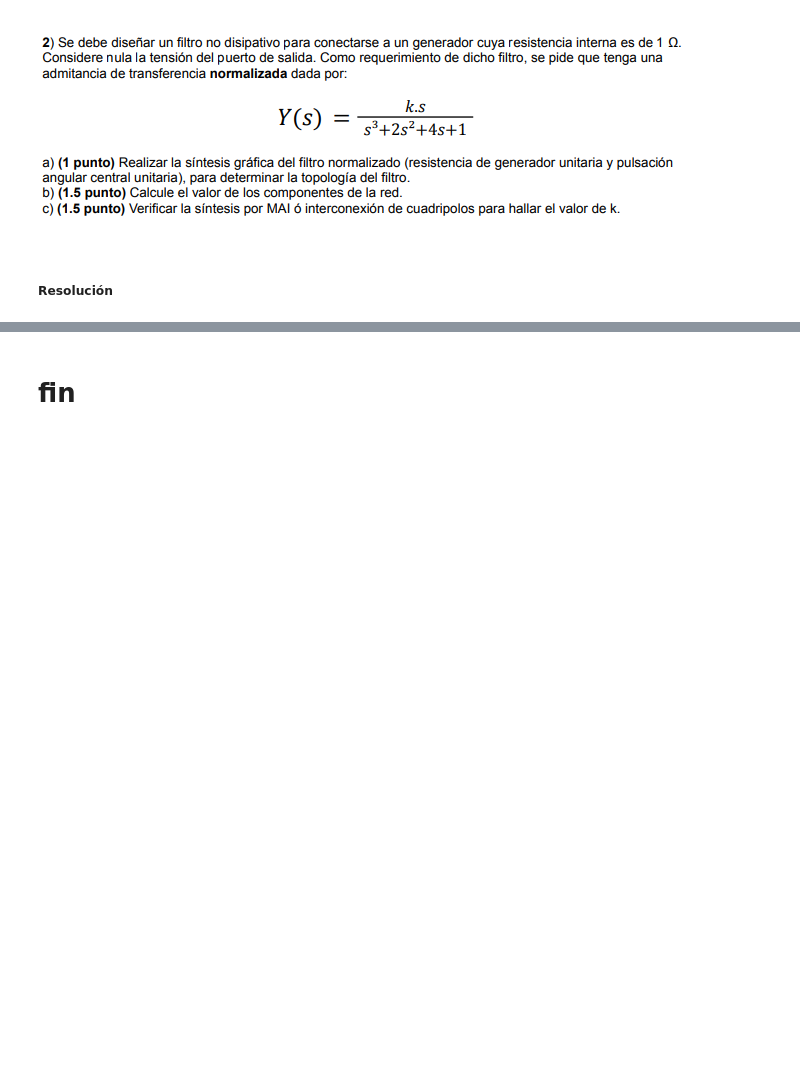
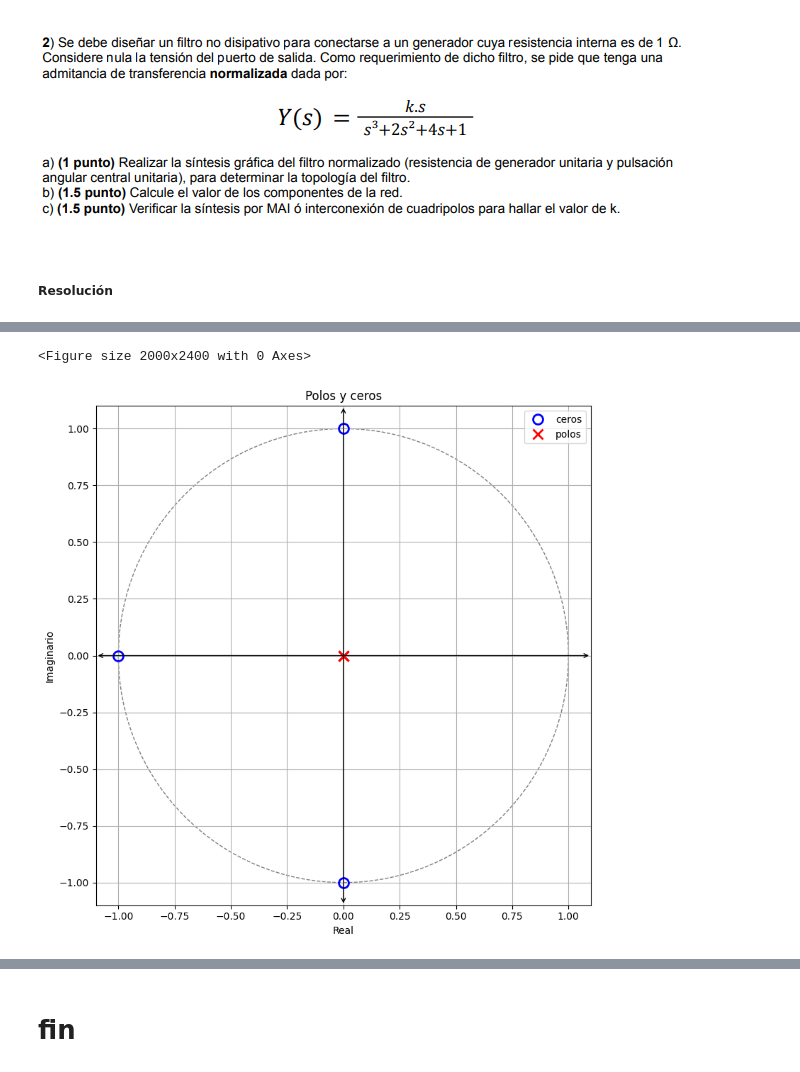
Before and after one commit to matnalopez2/Teoria-de-Circuitos-2, a Jupyter notebook: Final.ipynb, the cells around one changed output, grey strips where cells are left out. Drawn from its saved outputs; the diff is of its cells as text; code cells hidden in the pictures; blank space fills up the shorter version.

```diff
--- a/Final.ipynb
+++ b/Final.ipynb
@@ -6,3 +95,32 @@
+# %%
+def polos_y_ceros_filtro_digital(tfz):
+    # Create a figure with vertical layout
+    fig = plt.figure(figsize=(20, 24))
+
+    # Plot poles and zeros in a separate figure
+    plt.figure(figsize=(8, 8))
+    plt.plot(np.real(tfz.zeros), np.imag(tfz.zeros), 'o', color='blue', markersize=10, fillstyle='none', markeredgewidth=2, label='ceros')
+    plt.plot(np.real(tfz.poles), np.imag(tfz.poles), 'x', color='red', markersize=10, markeredgewidth=2, label='polos')
+
+    # Plot unit circle
+    unit_circle = plt.Circle((0, 0), 1, color='gray', linestyle='--', fill=False)
+    plt.gca().add_patch(unit_circle)
+
+    plt.title('Polos y ceros')
+    plt.xlabel('Real')
+    plt.ylabel('Imaginario')
+    plt.legend()
+    plt.grid()
+
+    # Add double-ended arrows from plot edges
+    xlim = plt.xlim()
+    ylim = plt.ylim()
+    arrowprops = dict(facecolor='black', arrowstyle='<->', linewidth=1)
+    plt.annotate('', xy=(xlim[0], 0), xytext=(xlim[1], 0), arrowprops=arrowprops)
+    plt.annotate('', xy=(0, ylim[0]), xytext=(0, ylim[1]), arrowprops=arrowprops)
+
+    plt.tight_layout()
+    plt.show()
 # %% [markdown]
 ### Examen completo
 # %% [markdown]
@@ -45,0 +183,11 @@
+# %%
+bm =  np.array([1, 1, 1, 1])
+an =  np.array([4, 0, 0, 0])
+
+fs = 2
+my_df = sig.TransferFunction(bm, an, dt=1/fs)
+
+polos_y_ceros_filtro_digital(my_df)
+# %% [output]
+<Figure size 2000x2400 with 0 Axes>
+[figure, added]
```
Also changed, not shown: parts of 12 cells of this notebook.
